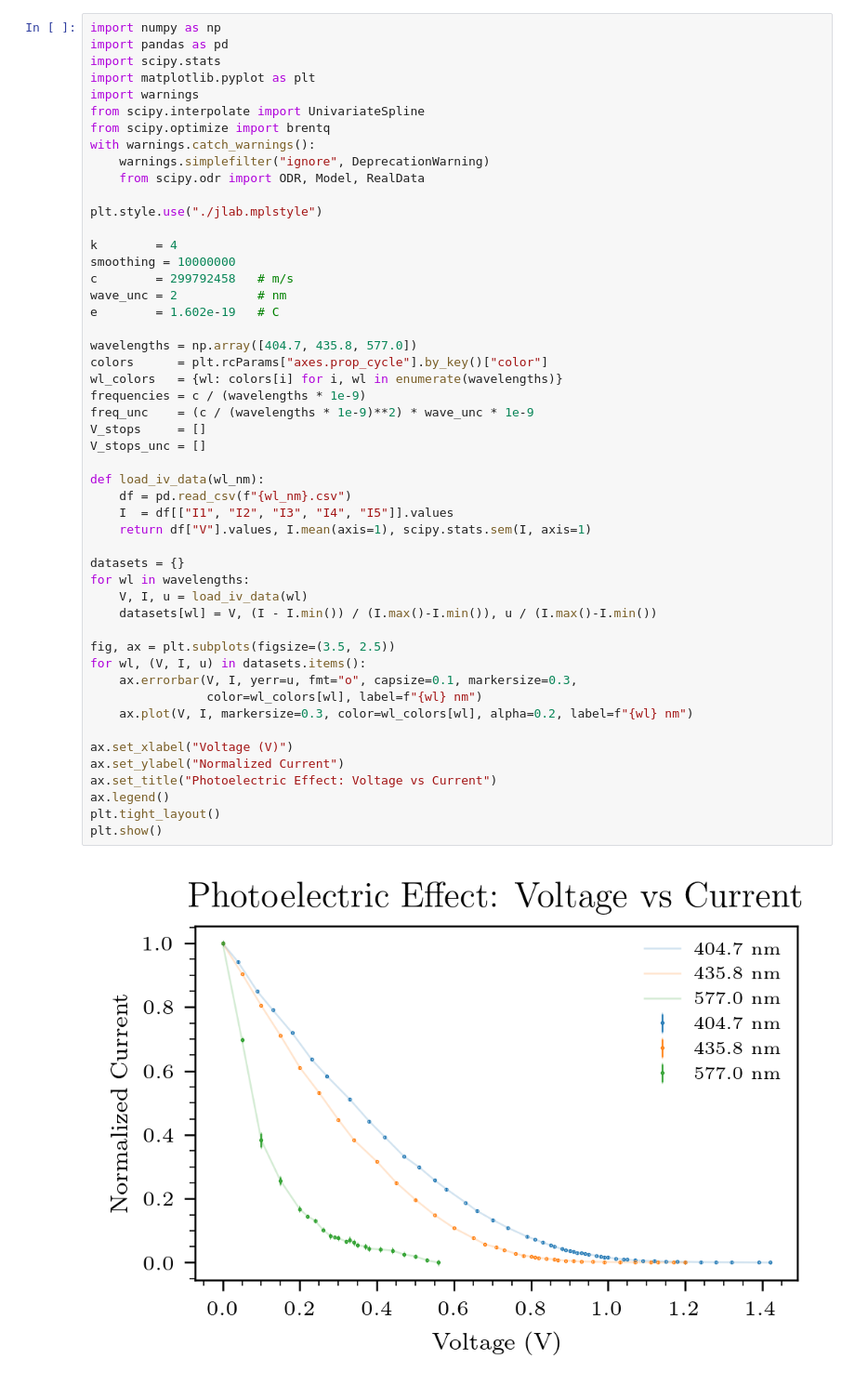
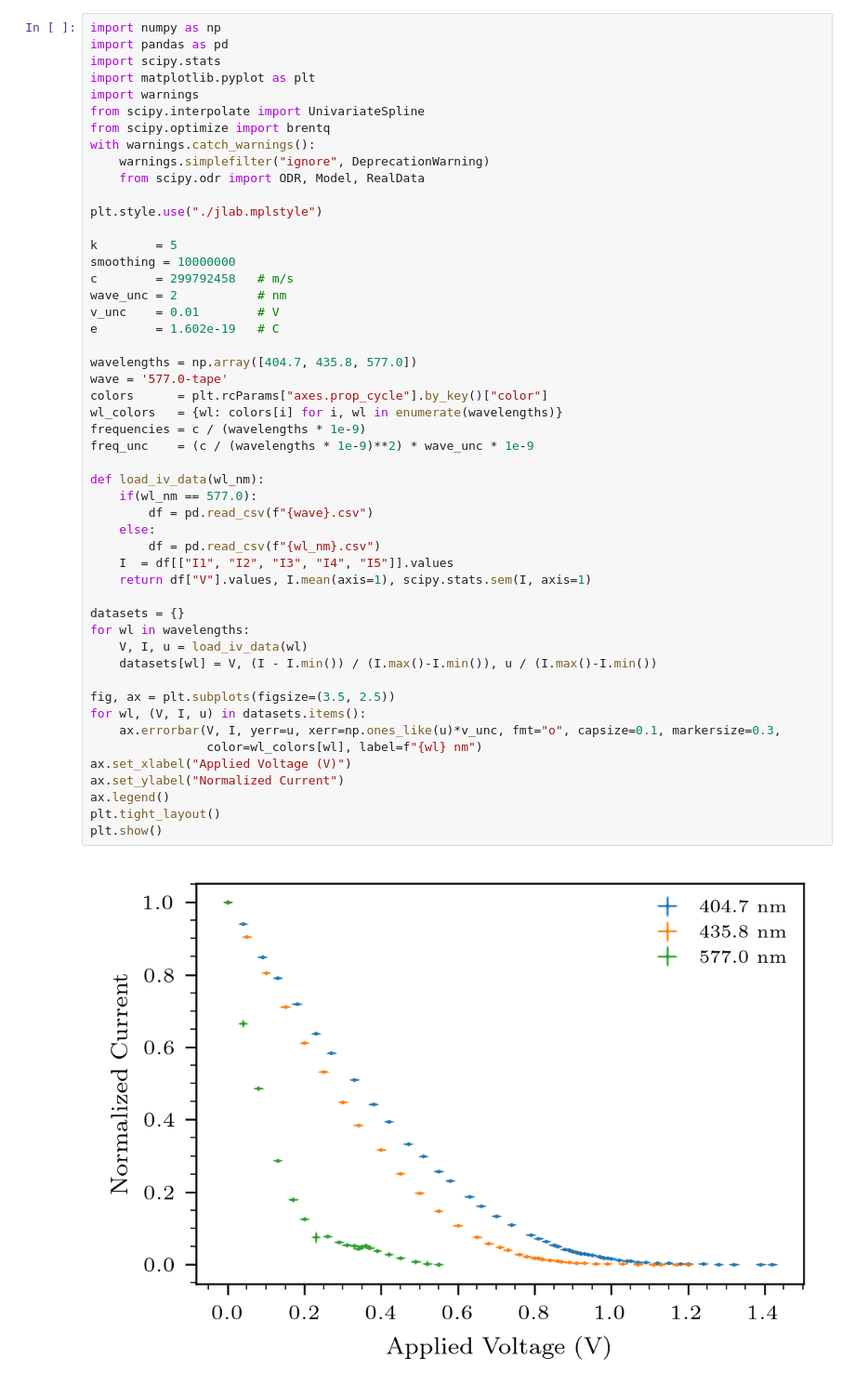
Before and after one commit to asuradev99/jlab, a Jupyter notebook: photoelectric/main.ipynb, the cells around one changed output. Shown at 93% size. Drawn from its saved outputs; the diff is of its cells as text.

Commit message:
major photoelectric results

```diff
--- a/photoelectric/main.ipynb
+++ b/photoelectric/main.ipynb
@@ -12,41 +12,41 @@ with warnings.catch_warnings():
 
 plt.style.use("./jlab.mplstyle")
 
-k        = 4
+k        = 5
 smoothing = 10000000
 c        = 299792458   # m/s
 wave_unc = 2           # nm
+v_unc    = 0.01        # V
 e        = 1.602e-19   # C
 
 wavelengths = np.array([404.7, 435.8, 577.0])
+wave = '577.0-tape'
 colors      = plt.rcParams["axes.prop_cycle"].by_key()["color"]
 wl_colors   = {wl: colors[i] for i, wl in enumerate(wavelengths)}
 frequencies = c / (wavelengths * 1e-9)
 freq_unc    = (c / (wavelengths * 1e-9)**2) * wave_unc * 1e-9
-V_stops     = []
-V_stops_unc = []
 
 def load_iv_data(wl_nm):
-    df = pd.read_csv(f"{wl_nm}.csv")
+    if(wl_nm == 577.0):
+        df = pd.read_csv(f"{wave}.csv")
+    else:
+        df = pd.read_csv(f"{wl_nm}.csv")
     I  = df[["I1", "I2", "I3", "I4", "I5"]].values
     return df["V"].values, I.mean(axis=1), scipy.stats.sem(I, axis=1)
 
 datasets = {}
 for wl in wavelengths:
     V, I, u = load_iv_data(wl)
     datasets[wl] = V, (I - I.min()) / (I.max()-I.min()), u / (I.max()-I.min())
 
 fig, ax = plt.subplots(figsize=(3.5, 2.5))
 for wl, (V, I, u) in datasets.items():
-    ax.errorbar(V, I, yerr=u, fmt="o", capsize=0.1, markersize=0.3,
+    ax.errorbar(V, I, yerr=u, xerr=np.ones_like(u)*v_unc, fmt="o", capsize=0.1, markersize=0.3,
                 color=wl_colors[wl], label=f"{wl} nm")
-    ax.plot(V, I, markersize=0.3, color=wl_colors[wl], alpha=0.2, label=f"{wl} nm")
-
-ax.set_xlabel("Voltage (V)")
+ax.set_xlabel("Applied Voltage (V)")
 ax.set_ylabel("Normalized Current")
-ax.set_title("Photoelectric Effect: Voltage vs Current")
 ax.legend()
 plt.tight_layout()
 plt.show()
 # %% [output]
-[figure, old version]
+[figure, new version]
```
Also changed, not shown: parts of 6 cells of this notebook, 1 other file.
